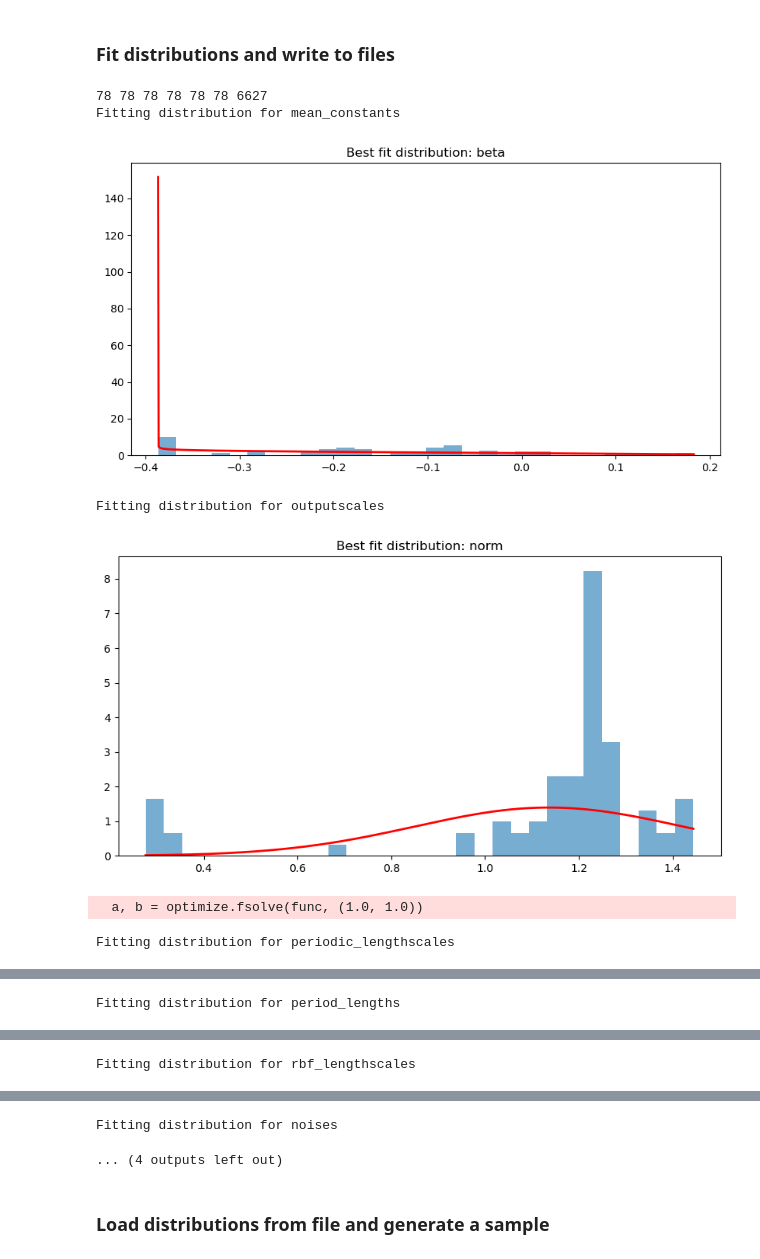
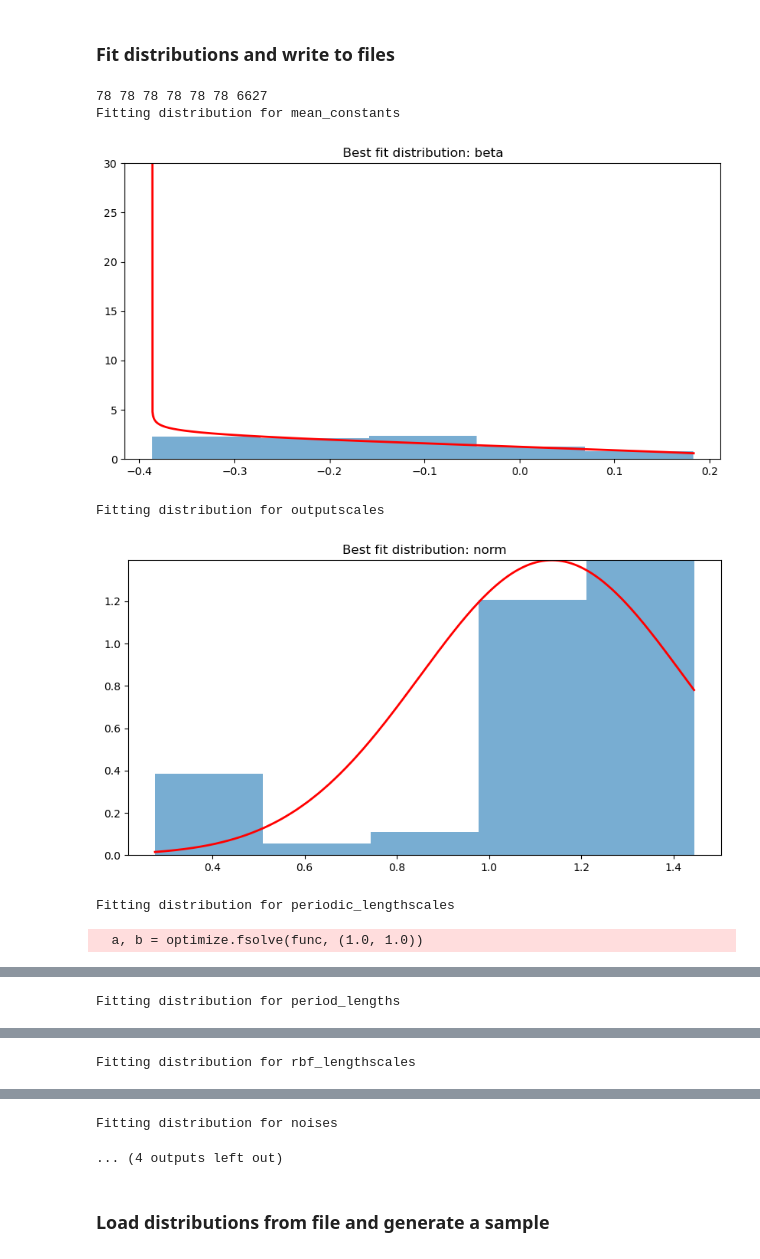
Before and after one commit to linneawolniewicz/dipper-detection, a Jupyter notebook: notebooks/data_notebooks/generate_synthetic_lc.ipynb, the cells around one changed output, grey strips where cells are left out. Saved outputs shown, nothing was run; the diff lists cells and outputs as text; code cells hidden in the pictures.

Commit message:
Finalize synthetic lc creation from GP paramereters in notebook file

```diff
--- a/notebooks/data_notebooks/generate_synthetic_lc.ipynb
+++ b/notebooks/data_notebooks/generate_synthetic_lc.ipynb
@@ -420,6 +420,7 @@ Text(0.5, 1.0, 'High Residuals')
 # Function to fit a distribution and return parameters
 def fit_best_distribution(
         data,
+        bins=100,
         dist_names=None,
         plot=False
     ):
@@ -432,7 +433,7 @@ def fit_best_distribution(
     best_sse = np.inf  # Smallest sum of squared errors
 
     # Histogram for calculating density
-    hist, bin_edges = np.histogram(data, bins=30, density=True)
+    hist, bin_edges = np.histogram(data, bins=bins, density=True)
     bin_centers = (bin_edges[:-1] + bin_edges[1:]) / 2  # Midpoints of bins
 
     for dist_name in dist_names:
@@ -451,10 +452,11 @@ def fit_best_distribution(
 
     if plot:
         plt.figure(figsize=(10,5))
-        plt.hist(data, bins=30, density=True, alpha=0.6)
+        plt.hist(data, bins=bins, density=True, alpha=0.6)
         x = np.linspace(min(data), max(data), 1000)
         pdf = getattr(scipy.stats, best_fit_name).pdf(x, *best_fit_params)
         plt.plot(x, pdf, 'r', lw=2)
+        plt.ylim(0, min(max(pdf), 30))
         plt.title(f"Best fit distribution: {best_fit_name}")
         plt.show()
 
@@ -495,7 +497,7 @@ def sample_high_residuals_random_signs(
         dist = getattr(scipy.stats, dist_name)
 
     # Decide a reasonable number of residuals to generate based on how many residuals were distributed among the lightcurves
-    avg_num_residuals = len(high_residuals) / (num_lightcurves * 2)
+    avg_num_residuals = len(high_residuals) / (num_lightcurves * 10)
     num_residuals = np.random.poisson(avg_num_residuals, size=None)
 
     # Sample total residuals
@@ -539,35 +541,35 @@ with open(save_dir + 'high_residuals.csv', mode='r') as file:
 
 print(len(mean_constants), len(outputscales), len(periodic_lengthscales), len(period_lengths), len(rbf_lengthscales), len(noises), len(high_residuals))
 
 # Write parameters and their distributions to a file
 parameters = {
     'mean_constants': mean_constants,
     'outputscales': outputscales,
     'periodic_lengthscales': periodic_lengthscales,
     'period_lengths': period_lengths,
     'rbf_lengthscales': rbf_lengthscales,
     'noises': noises,
     'high_residuals': high_residuals
 }
 
 dists = {}
 for key, values in parameters.items():
     # Fit the distribution
     print(f"Fitting distribution for {key}")
-    dist_name, params = fit_best_distribution(values, plot=True)
+    dist_name, params = fit_best_distribution(values, bins=5, plot=True)
     dists[key] = (dist_name, params)
 
 print(dists)
 with open(save_dir + 'fitted_distributions.csv', mode='w') as file:
     writer = csv.writer(file)
     writer.writerow(['parameter', 'distribution', 'params'])
     for key, value in dists.items():
         writer.writerow([key, value[0], value[1]])
 # %% [output]
 78 78 78 78 78 78 6627
 Fitting distribution for mean_constants
-[figure, old version]
+[figure, new version]
 Fitting distribution for outputscales
-[figure, old version]
+[figure, new version]
-  a, b = optimize.fsolve(func, (1.0, 1.0))
+Fitting distribution for periodic_lengthscales
-Fitting distribution for periodic_lengthscales
+  a, b = optimize.fsolve(func, (1.0, 1.0))
```
Also changed, not shown: parts of 6 cells of this notebook, 1 other file.
